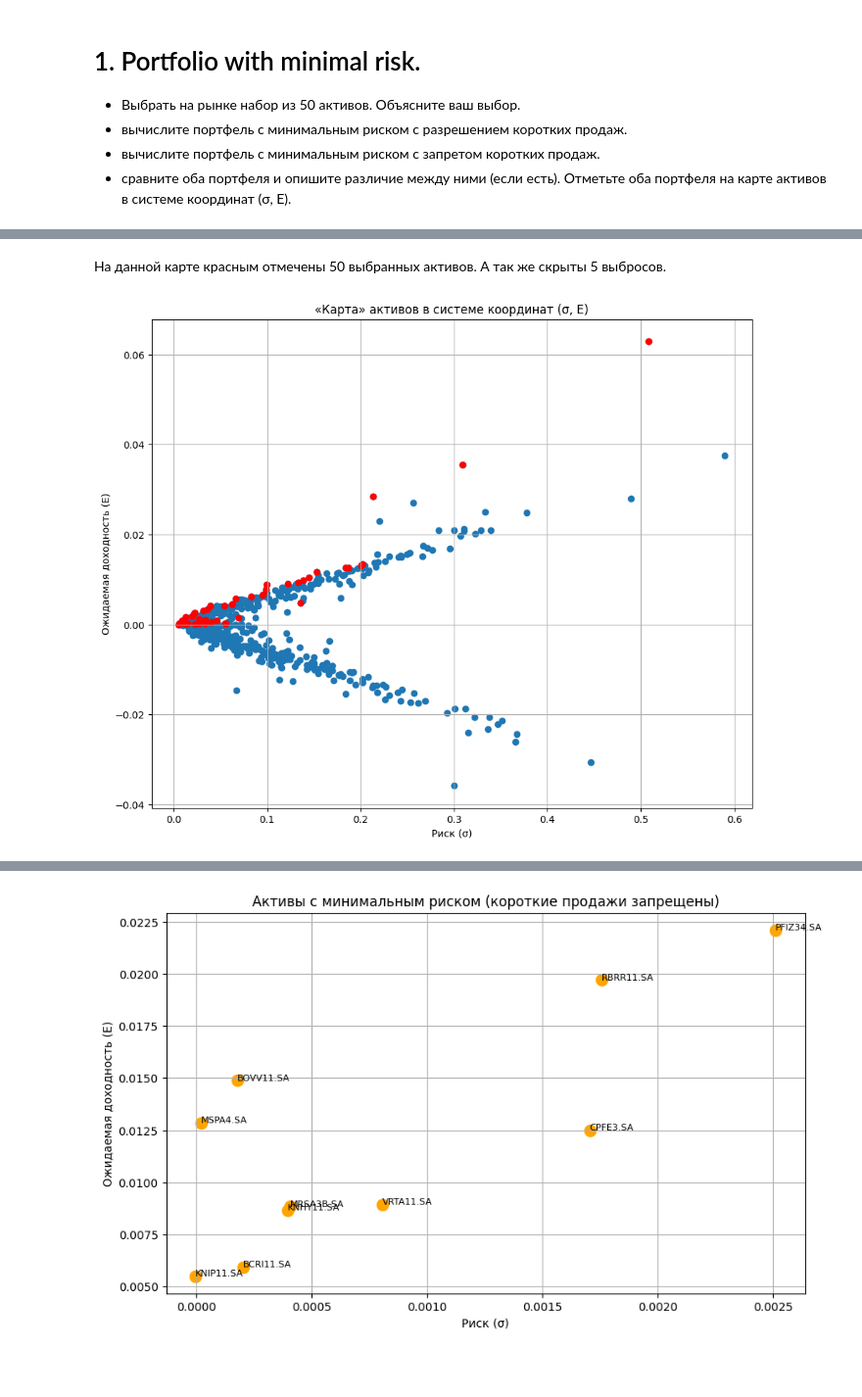
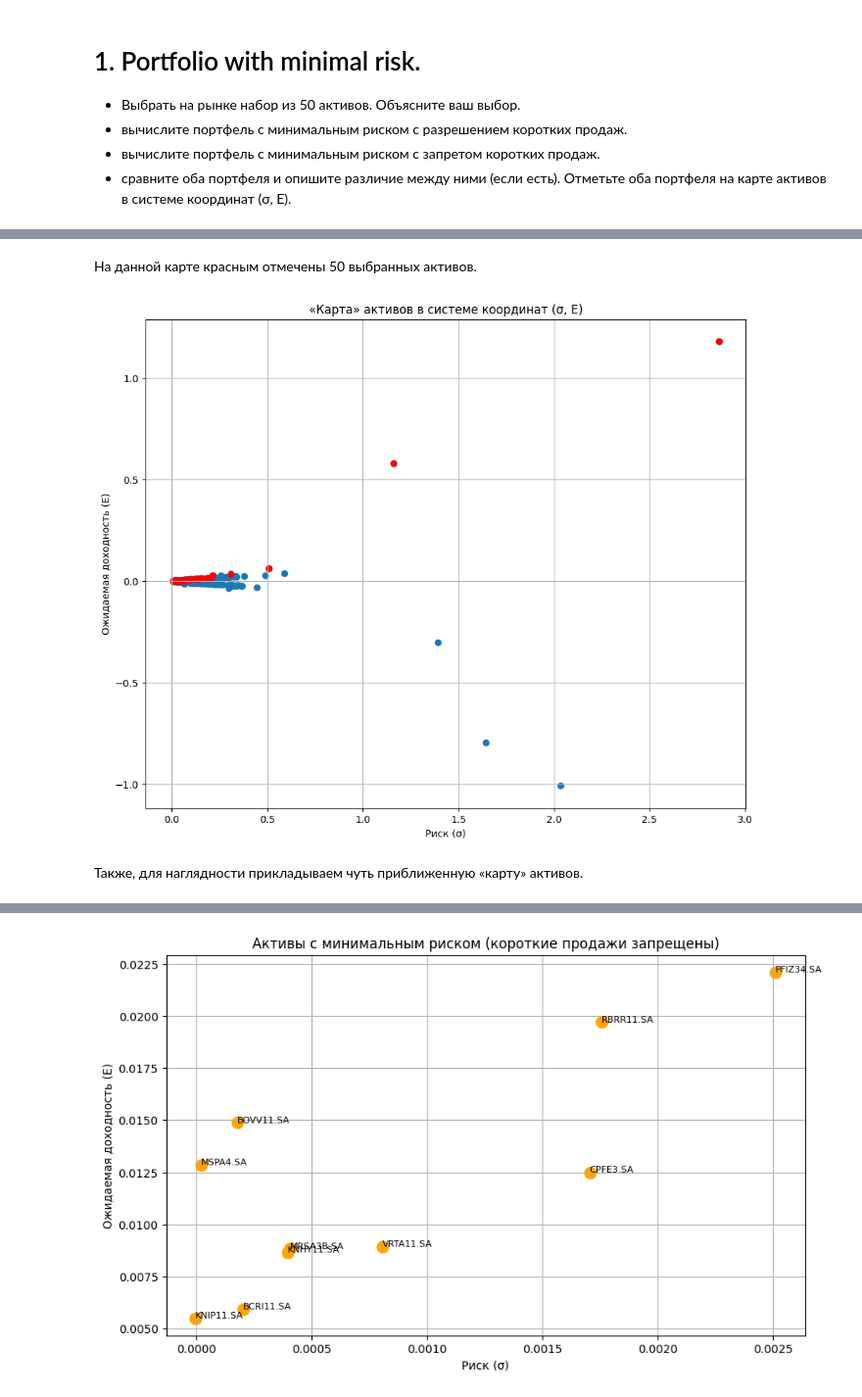
Before and after one commit to AkyLkaNastya/stock-market-analysis, a Jupyter notebook: Часть 2/report.ipynb, the cells around one changed output, grey strips where cells are left out. Shown: that part at 98% size. Saved outputs shown, nothing was run; the diff lists cells and outputs as text; code cells hidden in the pictures; blank space fills up the shorter version.

```diff
--- a/Часть 2/report.ipynb
+++ b/Часть 2/report.ipynb
@@ -42,7 +38,7 @@ selected_tickers = ['ACNB34.SA', 'AGRO3.SA', 'ATSA11.SA', 'BAHI3.SA', 'BALM4.SA'
                     'REDE3.SA', 'ROST34.SA', 'RSUL4.SA', 'SNSY5.SA', 'SUZB3.SA',
                     'TGAR11.SA', 'UNIP3.SA', 'UPAC34.SA', 'VRTA11.SA', 'WTSP11.SA']
 # %% [markdown]
-На данной карте красным отмечены 50 выбранных активов. А так же скрыты 5 выбросов.
+На данной карте красным отмечены 50 выбранных активов.
 # %%
 import pandas as pd
 import matplotlib.pyplot as plt
@@ -56,34 +52,35 @@ tickers = data['Ticker'].unique()
 
 # Функция вычисления оценки ожидаемых доходностей и стандартных отклонений
 def find_E_n_sigma(data, tickers):
     expected_returns = {}
     risks = {}
 
     for ticker in tickers:
         risk = data[data['Ticker'] == ticker]['log_return'].std()
-        if risk < 1: # Скрываем выбросы
-            expected_returns[ticker] = data[data['Ticker'] == ticker]['log_return'].mean()
-            risks[ticker] = risk
+        expected_returns[ticker] = data[data['Ticker'] == ticker]['log_return'].mean()
+        risks[ticker] = risk
 
     risk_and_return = pd.DataFrame({
         'Ticker': expected_returns.keys(),
         'E': expected_returns.values(),
         'σ': risks.values()
     })
 
     return risk_and_return
 
 risk_and_return = find_E_n_sigma(data, tickers)
 selected_risk_and_return = find_E_n_sigma(data, selected_tickers)
 
 # Построение карты активов в системе координат (σ, E)
 plt.figure(figsize=(11, 9))
 plt.scatter(risk_and_return['σ'], risk_and_return['E'])
 plt.scatter(selected_risk_and_return['σ'], selected_risk_and_return['E'], color='red')
 plt.title('«Карта» активов в системе координат (σ, E)')
 plt.xlabel('Риск (σ)')
 plt.ylabel('Ожидаемая доходность (E)')
 plt.grid()
 plt.show()
 # %% [output]
-[figure, old version]
+[figure, new version]
+# %% [markdown]
+Также, для наглядности прикладываем чуть приближенную «карту» активов.
```
Also changed, not shown: parts of 10 cells of this notebook, 2 other files.
